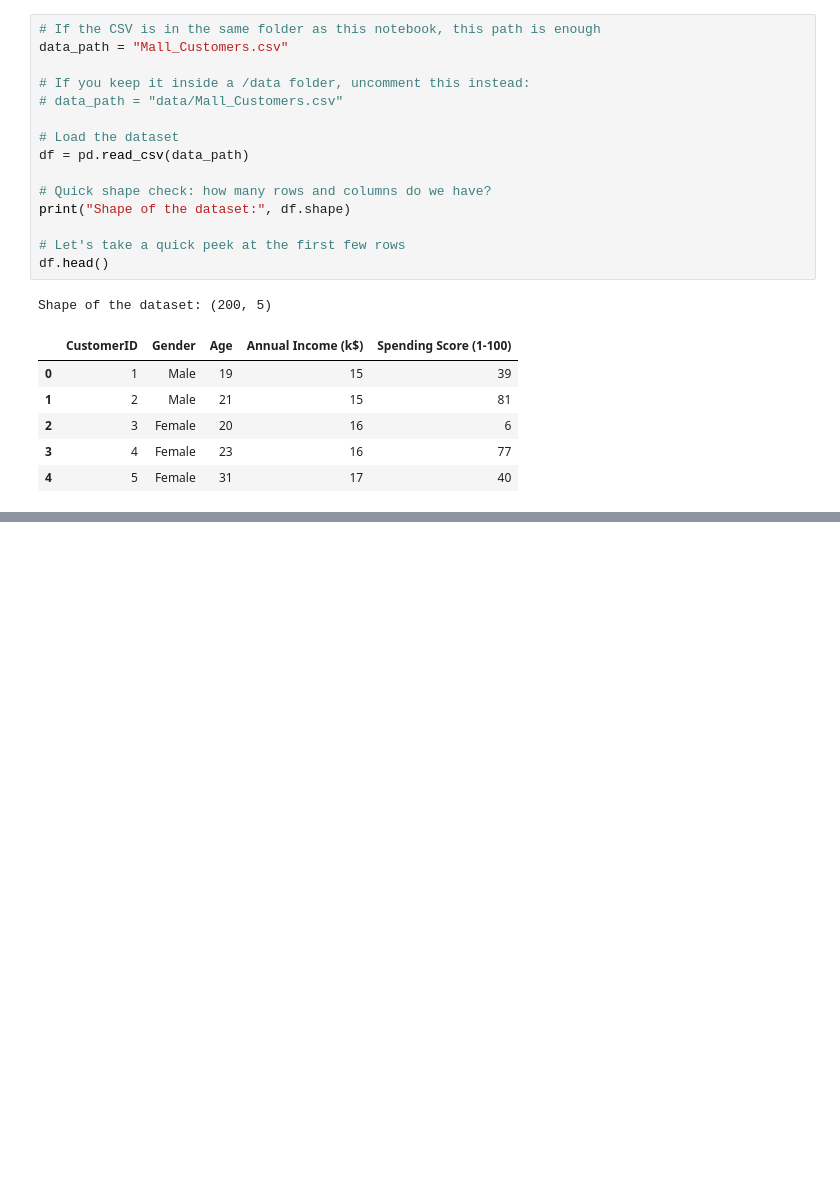
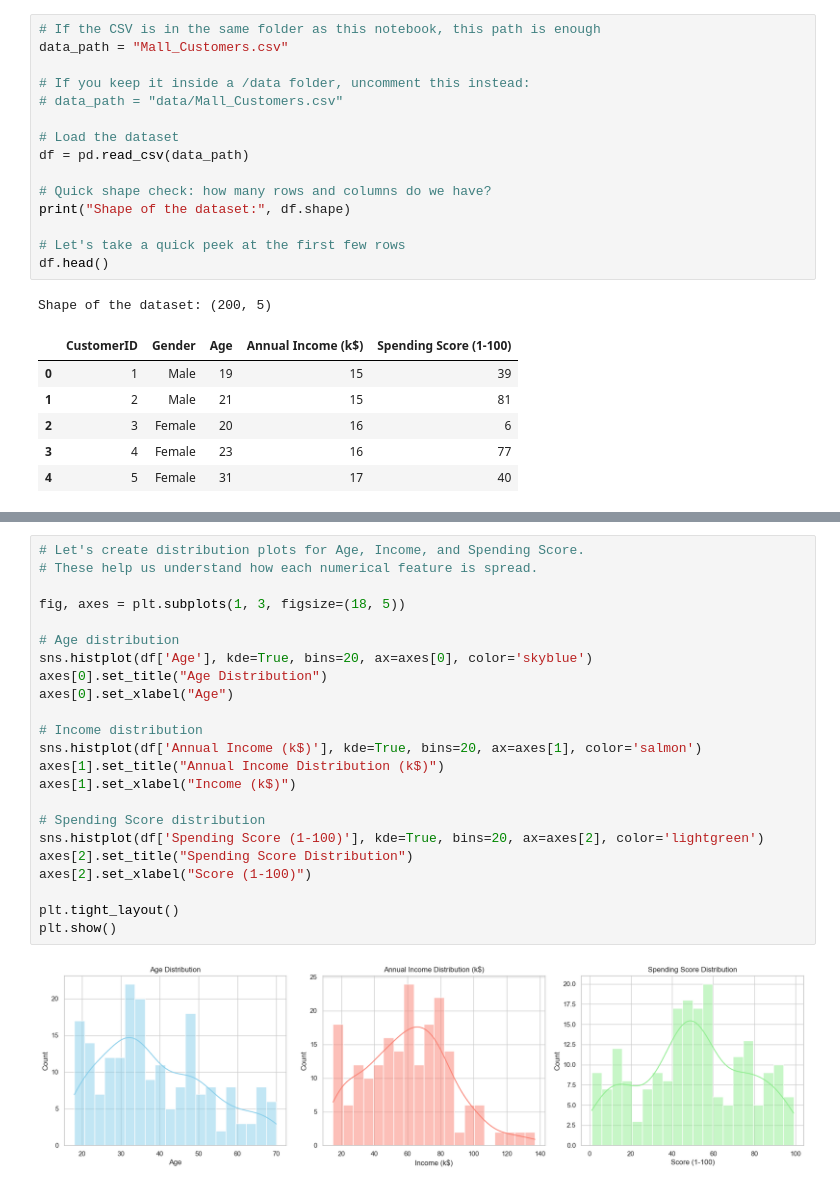
Before and after one commit to DarkSoulsV/CSCA-5632---Final-Project, a Jupyter notebook: Final_CSCA 5632.ipynb, the cells around one changed output, grey strips where cells are left out. Saved outputs shown, nothing was run; the diff lists cells and outputs as text; blank space fills up the shorter version.

```diff
--- a/Final_CSCA 5632.ipynb
+++ b/Final_CSCA 5632.ipynb
@@ -52,0 +112,25 @@ Shape of the dataset: (200, 5)
+# %%
+# Let's create distribution plots for Age, Income, and Spending Score.
+# These help us understand how each numerical feature is spread.
+
+fig, axes = plt.subplots(1, 3, figsize=(18, 5))
+
+# Age distribution
+sns.histplot(df['Age'], kde=True, bins=20, ax=axes[0], color='skyblue')
+axes[0].set_title("Age Distribution")
+axes[0].set_xlabel("Age")
+
+# Income distribution
+sns.histplot(df['Annual Income (k$)'], kde=True, bins=20, ax=axes[1], color='salmon')
+axes[1].set_title("Annual Income Distribution (k$)")
+axes[1].set_xlabel("Income (k$)")
+
+# Spending Score distribution
+sns.histplot(df['Spending Score (1-100)'], kde=True, bins=20, ax=axes[2], color='lightgreen')
+axes[2].set_title("Spending Score Distribution")
+axes[2].set_xlabel("Score (1-100)")
+
+plt.tight_layout()
+plt.show()
+# %% [output]
+[figure, added]
```
Also changed, not shown: parts of 14 cells of this notebook.
